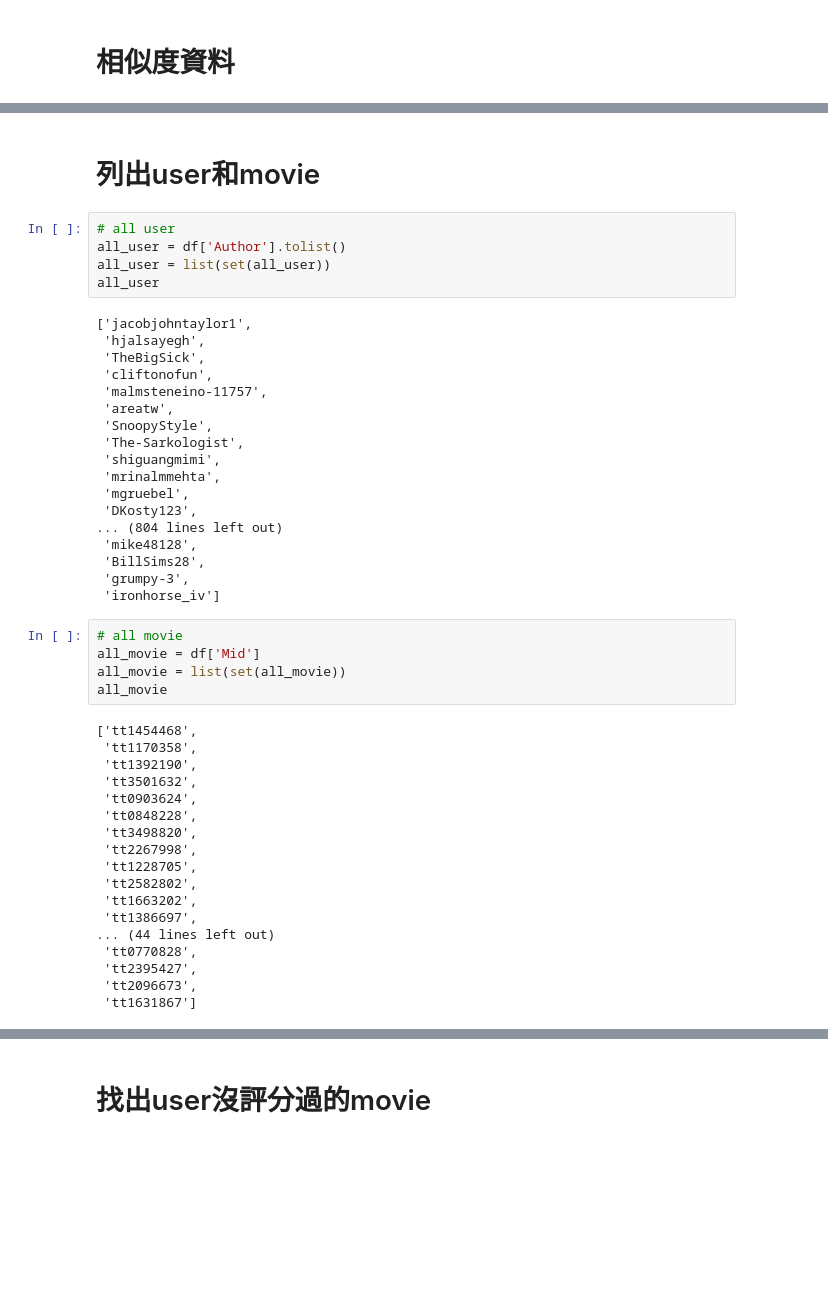
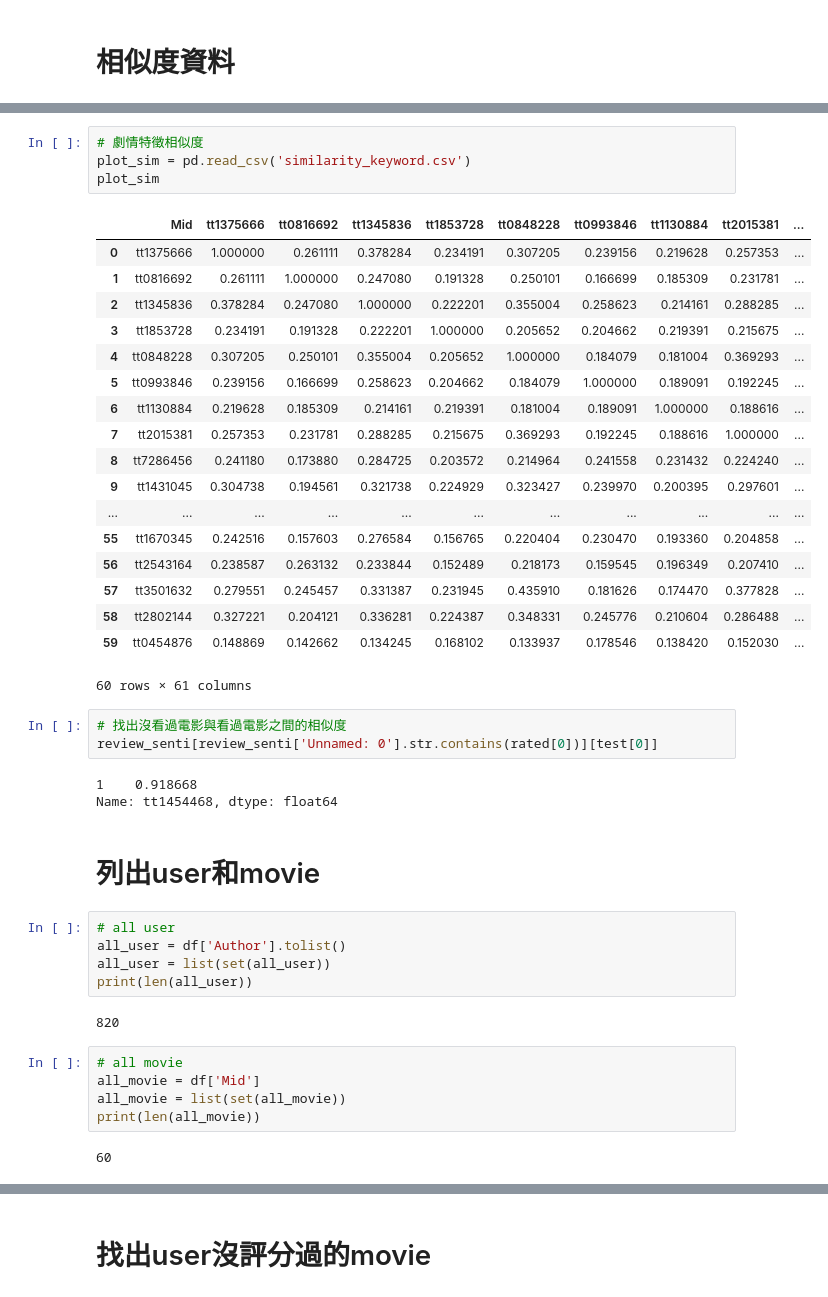
Before and after one commit to superjj0430/AI_Course_PTI, a Jupyter notebook: 切割實驗資料.ipynb, the cells around one changed output, grey strips where cells are left out. Drawn from its saved outputs; the diff is of its cells as text; blank space fills up the shorter version.

```diff
--- a/切割實驗資料.ipynb
+++ b/切割實驗資料.ipynb
@@ -46,48 +73,45 @@ review_senti
+# %%
+# 劇情特徵相似度
+plot_sim = pd.read_csv('similarity_keyword.csv')
+plot_sim
+# %% [output]
+|  | Mid | tt1375666 | tt0816692 | tt1345836 | tt1853728 | tt0848228 | tt0993846 | tt1130884 | tt2015381 | ... |
+| 0 | tt1375666 | 1.000000 | 0.261111 | 0.378284 | 0.234191 | 0.307205 | 0.239156 | 0.219628 | 0.257353 | ... |
+| 1 | tt0816692 | 0.261111 | 1.000000 | 0.247080 | 0.191328 | 0.250101 | 0.166699 | 0.185309 | 0.231781 | ... |
+| 2 | tt1345836 | 0.378284 | 0.247080 | 1.000000 | 0.222201 | 0.355004 | 0.258623 | 0.214161 | 0.288285 | ... |
+| 3 | tt1853728 | 0.234191 | 0.191328 | 0.222201 | 1.000000 | 0.205652 | 0.204662 | 0.219391 | 0.215675 | ... |
+| 4 | tt0848228 | 0.307205 | 0.250101 | 0.355004 | 0.205652 | 1.000000 | 0.184079 | 0.181004 | 0.369293 | ... |
+| 5 | tt0993846 | 0.239156 | 0.166699 | 0.258623 | 0.204662 | 0.184079 | 1.000000 | 0.189091 | 0.192245 | ... |
+| 6 | tt1130884 | 0.219628 | 0.185309 | 0.214161 | 0.219391 | 0.181004 | 0.189091 | 1.000000 | 0.188616 | ... |
+| 7 | tt2015381 | 0.257353 | 0.231781 | 0.288285 | 0.215675 | 0.369293 | 0.192245 | 0.188616 | 1.000000 | ... |
+| 8 | tt7286456 | 0.241180 | 0.173880 | 0.284725 | 0.203572 | 0.214964 | 0.241558 | 0.231432 | 0.224240 | ... |
+| 9 | tt1431045 | 0.304738 | 0.194561 | 0.321738 | 0.224929 | 0.323427 | 0.239970 | 0.200395 | 0.297601 | ... |
+| ... | ... | ... | ... | ... | ... | ... | ... | ... | ... | ... |
+| 55 | tt1670345 | 0.242516 | 0.157603 | 0.276584 | 0.156765 | 0.220404 | 0.230470 | 0.193360 | 0.204858 | ... |
+| 56 | tt2543164 | 0.238587 | 0.263132 | 0.233844 | 0.152489 | 0.218173 | 0.159545 | 0.196349 | 0.207410 | ... |
+| 57 | tt3501632 | 0.279551 | 0.245457 | 0.331387 | 0.231945 | 0.435910 | 0.181626 | 0.174470 | 0.377828 | ... |
+| 58 | tt2802144 | 0.327221 | 0.204121 | 0.336281 | 0.224387 | 0.348331 | 0.245776 | 0.210604 | 0.286488 | ... |
+| 59 | tt0454876 | 0.148869 | 0.142662 | 0.134245 | 0.168102 | 0.133937 | 0.178546 | 0.138420 | 0.152030 | ... |
+60 rows × 61 columns
+# %%
+# 找出沒看過電影與看過電影之間的相似度
+review_senti[review_senti['Unnamed: 0'].str.contains(rated[0])][test[0]]
+# %% [output]
+1    0.918668
+Name: tt1454468, dtype: float64
 # %% [markdown]
 # 列出user和movie
 # %%
 # all user
 all_user = df['Author'].tolist()
 all_user = list(set(all_user))
-all_user
+print(len(all_user))
 # %% [output]
-['jacobjohntaylor1',
- 'hjalsayegh',
- 'TheBigSick',
- 'cliftonofun',
- 'malmsteneino-11757',
- 'areatw',
- 'SnoopyStyle',
- 'The-Sarkologist',
- 'shiguangmimi',
- 'mrinalmmehta',
- 'mgruebel',
- 'DKosty123',
-... (804 lines left out)
- 'mike48128',
- 'BillSims28',
- 'grumpy-3',
- 'ironhorse_iv']
+820
 # %%
 # all movie
 all_movie = df['Mid']
 all_movie = list(set(all_movie))
-all_movie
+print(len(all_movie))
 # %% [output]
-['tt1454468',
- 'tt1170358',
- 'tt1392190',
- 'tt3501632',
- 'tt0903624',
- 'tt0848228',
- 'tt3498820',
- 'tt2267998',
- 'tt1228705',
- 'tt2582802',
- 'tt1663202',
- 'tt1386697',
-... (44 lines left out)
- 'tt0770828',
- 'tt2395427',
- 'tt2096673',
- 'tt1631867']
+60
```
Also changed, not shown: parts of 10 cells of this notebook.
